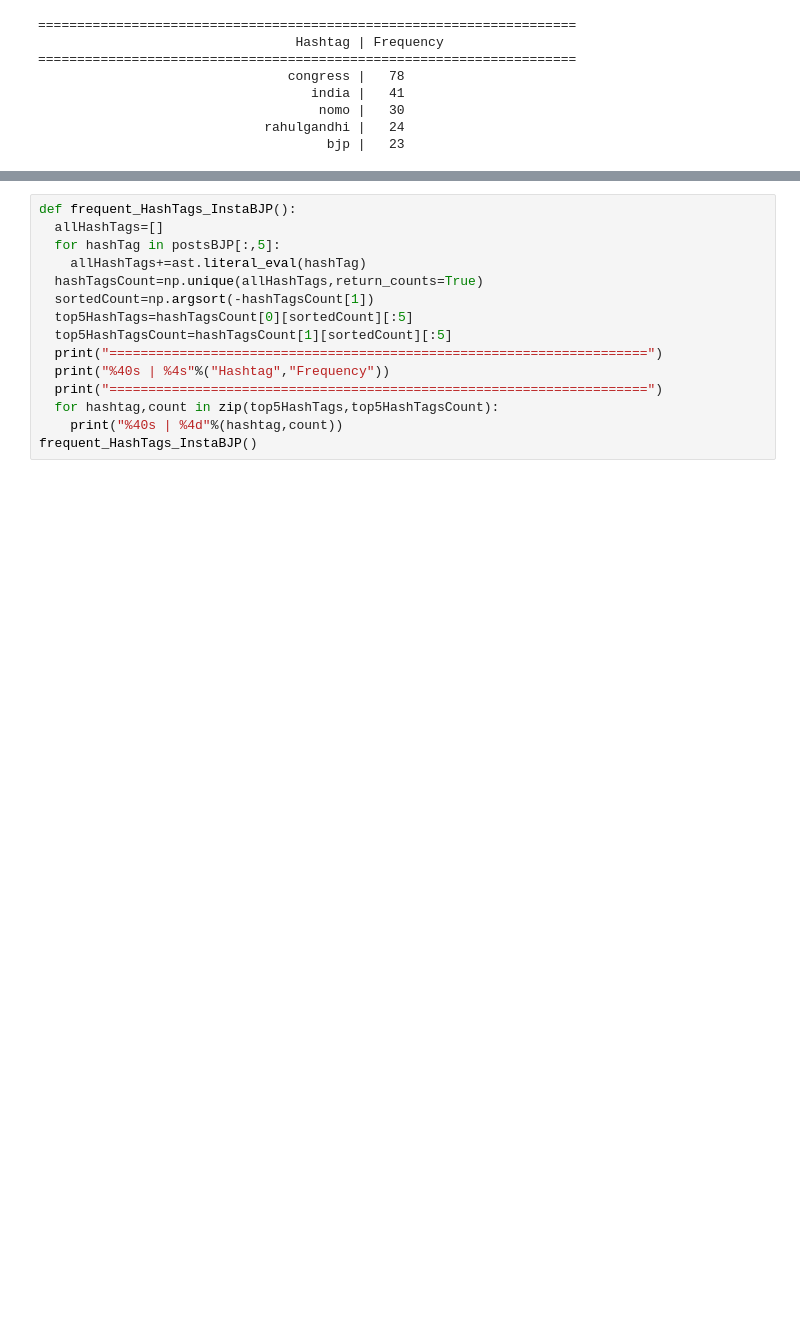
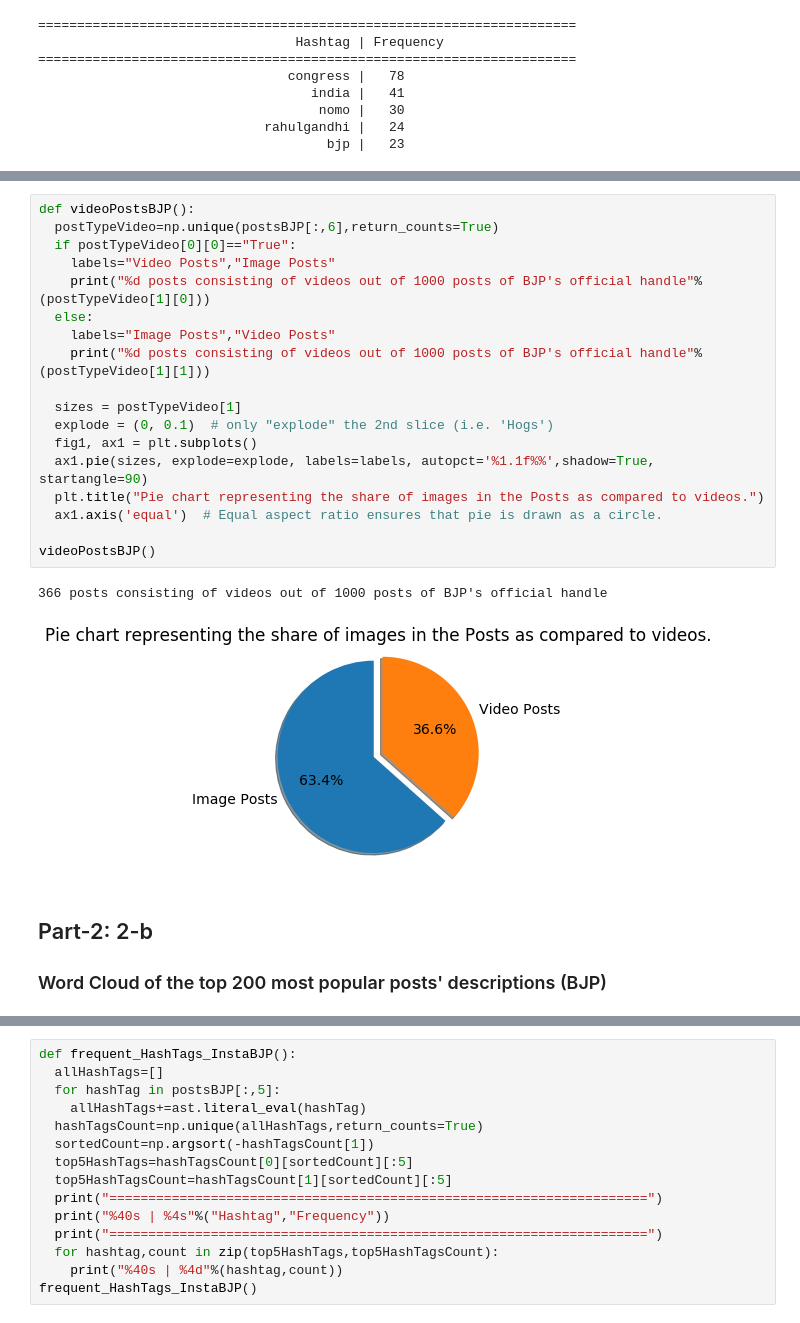
Before and after one commit to anujbansal16/BigData-Assignment4, a Jupyter notebook: Homework4.ipynb, the cells around one changed output, grey strips where cells are left out. Cells and saved outputs as stored; diff of their text form; blank space fills up the shorter version.

```diff
--- a/Homework4.ipynb
+++ b/Homework4.ipynb
@@ -483,0 +501,25 @@ frequent_HashTags_InstaINC()
+# %%
+def videoPostsBJP():
+  postTypeVideo=np.unique(postsBJP[:,6],return_counts=True)
+  if postTypeVideo[0][0]=="True":
+    labels="Video Posts","Image Posts"
+    print("%d posts consisting of videos out of 1000 posts of BJP's official handle"%(postTypeVideo[1][0]))
+  else:
+    labels="Image Posts","Video Posts"
+    print("%d posts consisting of videos out of 1000 posts of BJP's official handle"%(postTypeVideo[1][1]))
+
+  sizes = postTypeVideo[1]
+  explode = (0, 0.1)  # only "explode" the 2nd slice (i.e. 'Hogs')
+  fig1, ax1 = plt.subplots()
+  ax1.pie(sizes, explode=explode, labels=labels, autopct='%1.1f%%',shadow=True, startangle=90)
+  plt.title("Pie chart representing the share of images in the Posts as compared to videos.")
+  ax1.axis('equal')  # Equal aspect ratio ensures that pie is drawn as a circle.
+
+videoPostsBJP()
+# %% [output]
+366 posts consisting of videos out of 1000 posts of BJP's official handle
+[figure, added]
+# %% [markdown]
+## Part-2: 2-b
+
+### Word Cloud of the top 200 most popular posts' descriptions (BJP)
```
Also changed, not shown: parts of 36 cells of this notebook, 9 other files.
